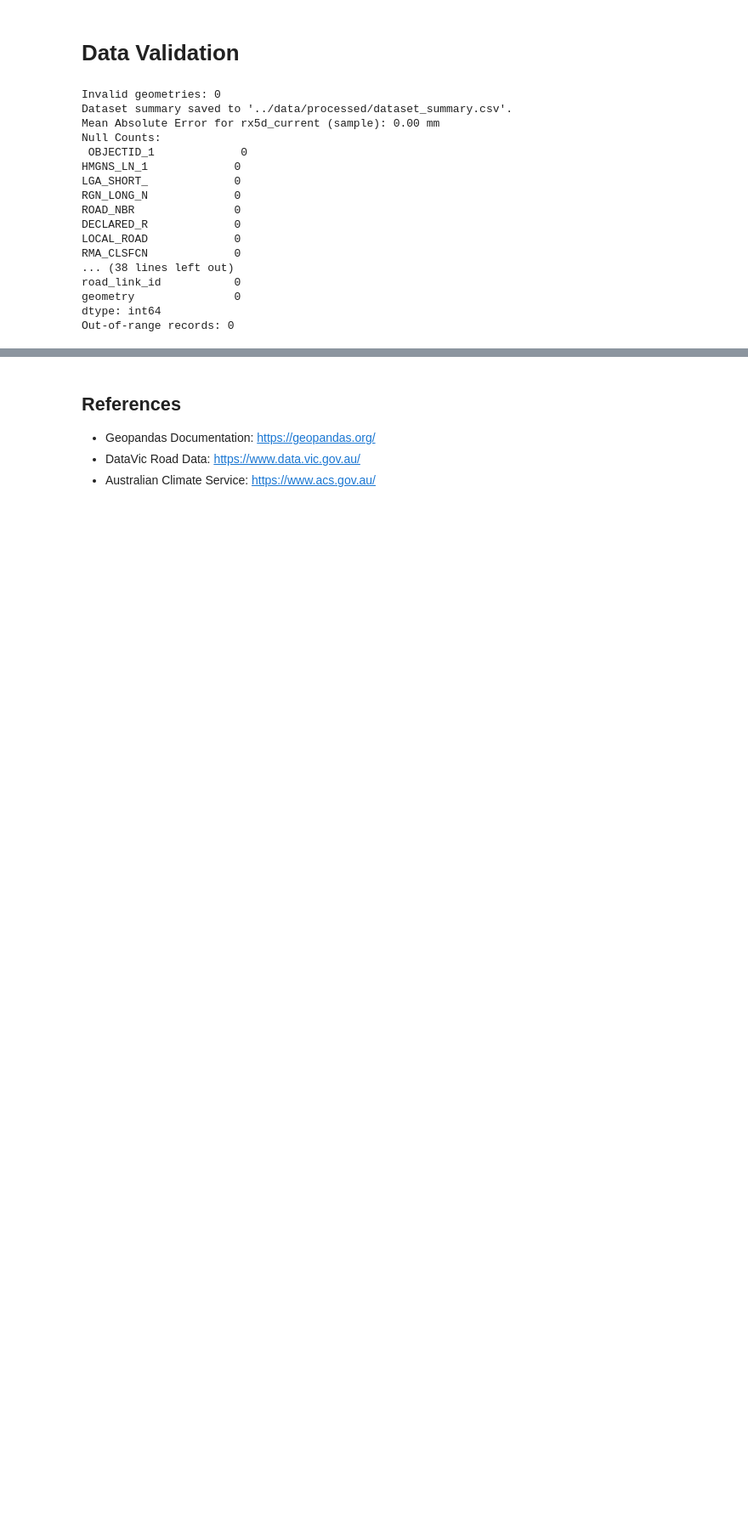
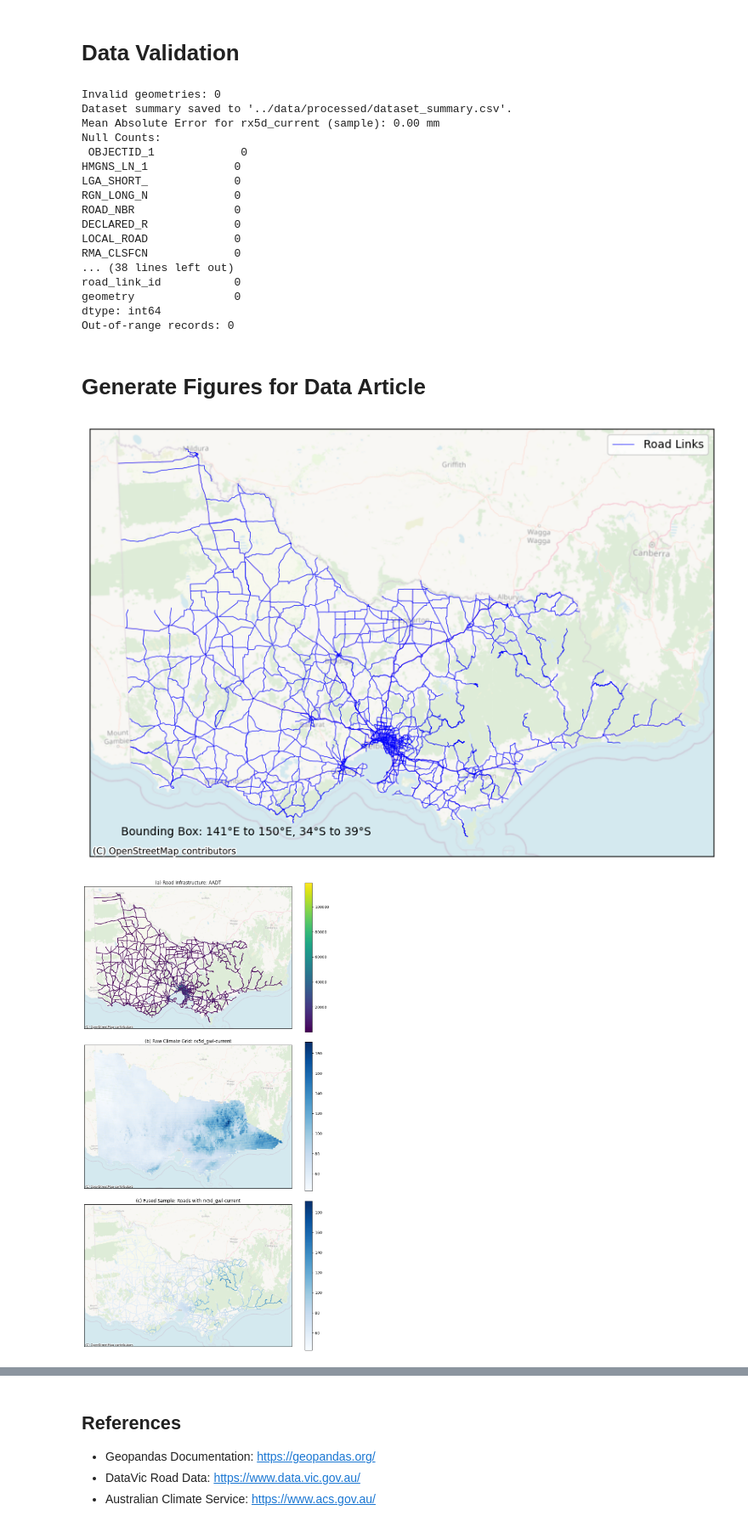
Before and after one commit to teckkean/ricraf, a Jupyter notebook: notebooks/ricraf_data_fusion.ipynb, the cells around one changed output, grey strips where cells are left out. Shown at 85% size. Cells and saved outputs as stored; diff of their text form; code cells hidden in the pictures; blank space fills up the shorter version.

Commit message:
Update files for data article

```diff
--- a/notebooks/ricraf_data_fusion.ipynb
+++ b/notebooks/ricraf_data_fusion.ipynb
@@ -588,6 +591,86 @@ road_link_id           0
 geometry               0
 dtype: int64
 Out-of-range records: 0
+# %% [markdown]
+# Generate Figures for Data Article
+# %%
+import geopandas as gpd
+import matplotlib.pyplot as plt
+from matplotlib.colors import Normalize
+import contextily as cx
+
+# Load the fused dataset (adjust path if needed)
+gdf = gpd.read_file("../data/processed/gdf_road_clim_cln_final_withfuture.geojson")
+
+# Figure: Spatial Coverage of the Fused Road Network Dataset
+# Simple map showing road segments in Victoria
+fig, ax = plt.subplots(figsize=(10, 10))
+gdf.plot(ax=ax, color='blue', linewidth=0.5, label='Road Links')
+# ax.set_title('Spatial Distribution of Road Links in Victoria, Australia')
+# Remove ticks and labels from x and y axes
+ax.set_xticks([])
+ax.set_yticks([])
+ax.set_xlabel('')
+ax.set_ylabel('')
+# Add a lighter basemap with reduced opacity
+cx.add_basemap(ax, crs=gdf.crs.to_string(), source=cx.providers.OpenStreetMap.Mapnik, alpha=0.5)
+# Bounding box annotation
+ax.annotate('Bounding Box: 141°E to 150°E, 34°S to 39°S', xy=(0.05, 0.05), xycoords='axes fraction', fontsize=10)
+plt.legend()
+plt.savefig('../outputs/fig_road_network_coverage.png', dpi=300)
+plt.show()
+
+# Figure: Example of Fused Data Attributes
+# Multi-panel: Raw road, raw climate (sample), fused (zoomed subset) - Vertical layout
+sample_gdf = gdf  # gdf.iloc[:100].copy()
+
+# Load raw climate data to determine unified scale
+raw_climate = gpd.read_file("../data/raw/climate_data/extreme_rainfall_aus_rx5d_gwl-current_250316_vic.json")
+
+# Determine unified vmin and vmax for rx5d_gwl-c and rx5d_gwl-current
+vmin = min(raw_climate['rx5d_gwl-c'].min(), sample_gdf['rx5d_gwl-current'].min())
+vmax = max(raw_climate['rx5d_gwl-c'].max(), sample_gdf['rx5d_gwl-current'].max())
+
+# Panel 1: Raw road attributes (e.g. AADT on roads)
+fig, axs = plt.subplots(3, 1, figsize=(10, 18))  # 3 rows, 1 column, adjusted height for vertical layout
+sample_gdf.plot(column='ALLVEHS_AA', ax=axs[0], cmap='viridis', legend=True, norm=Normalize(vmin=sample_gdf['ALLVEHS_AA'].min(), vmax=sample_gdf['ALLVEHS_AA'].max()))
+axs[0].set_title('(a) Road Infrastructure: AADT')
+# Remove ticks and labels from x and y axes for panel 1
+axs[0].set_xticks([])
+axs[0].set_yticks([])
+axs[0].set_xlabel('')
+axs[0].set_ylabel('')
+# Add a lighter basemap with reduced opacity
+cx.add_basemap(axs[0], crs=sample_gdf.crs.to_string(), source=cx.providers.OpenStreetMap.Mapnik, alpha=0.5)
+
+# Panel 2: Raw climate (load a sample raw climate file, e.g. rx5d_gwl-current)
+raw_climate.plot(column='rx5d_gwl-c', ax=axs[1], cmap='Blues', legend=True, norm=Normalize(vmin=vmin, vmax=vmax))
+axs[1].set_title('(b) Raw Climate Grid: rx5d_gwl-current')
+# Remove ticks and labels from x and y axes for panel 2
+axs[1].set_xticks([])
+axs[1].set_yticks([])
+axs[1].set_xlabel('')
+axs[1].set_ylabel('')
+# Add a lighter basemap with reduced opacity
+cx.add_basemap(axs[1], crs=raw_climate.crs.to_string(), source=cx.providers.OpenStreetMap.Mapnik, alpha=0.5)
+
+# Panel 3: Fused (roads with overlaid climate attribute)
+sample_gdf.plot(column='rx5d_gwl-current', ax=axs[2], cmap='Blues', legend=True, norm=Normalize(vmin=vmin, vmax=vmax))
+axs[2].set_title('(c) Fused Sample: Roads with rx5d_gwl-current')
+# Remove ticks and labels from x and y axes for panel 3
+axs[2].set_xticks([])
+axs[2].set_yticks([])
+axs[2].set_xlabel('')
+axs[2].set_ylabel('')
+# Add a lighter basemap with reduced opacity
+cx.add_basemap(axs[2], crs=sample_gdf.crs.to_string(), source=cx.providers.OpenStreetMap.Mapnik, alpha=0.5)
+
+plt.tight_layout()
+plt.savefig('../outputs/fig_fused_data_example.png', dpi=300)
+plt.show()
+# %% [output]
+[figure, added]
+[figure, added]
 # %% [markdown]
 ## Citation and License
 
```
Also changed, not shown: parts of 5 cells of this notebook, 3 other files.
